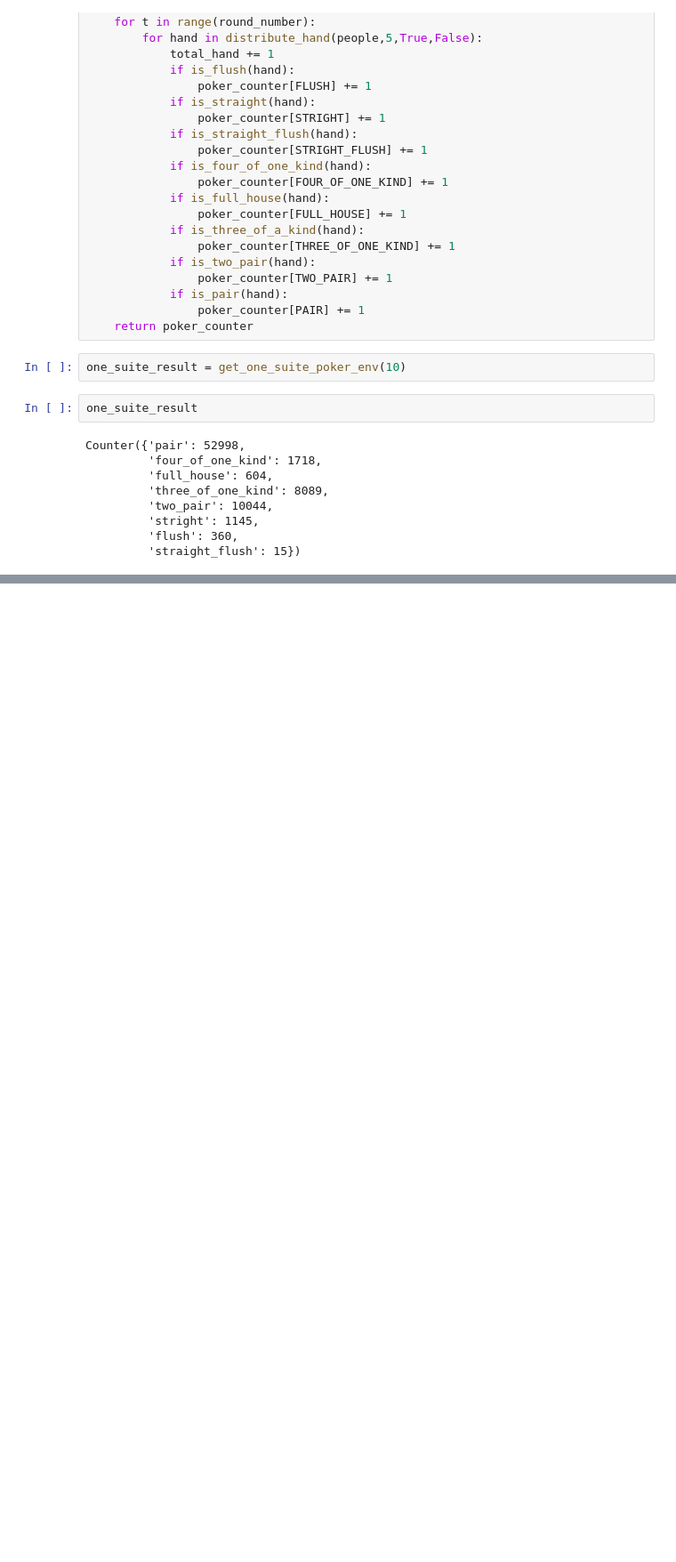
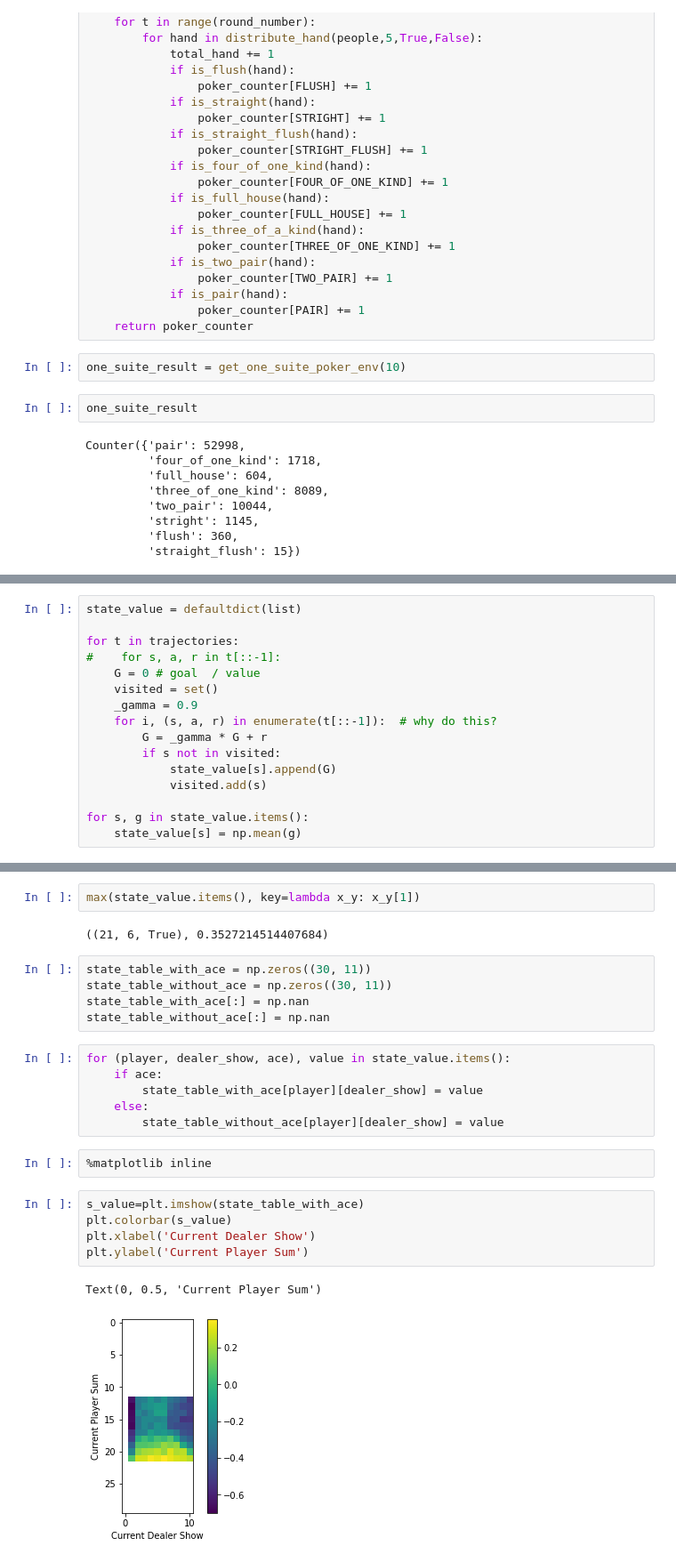
Before and after one commit to philovie/Reinforcement_Learning, a Jupyter notebook: Lecture_01/practice.ipynb, the cells around one changed output, grey strips where cells are left out. Shown at 89% size. Cells and saved outputs as stored; diff of their text form; blank space fills up the shorter version.

```diff
--- a/Lecture_01/practice.ipynb
+++ b/Lecture_01/practice.ipynb
@@ -406,0 +569,16 @@ Counter({'pair': 52998,
+# %%
+state_value = defaultdict(list)
+
+for t in trajectories:
+#    for s, a, r in t[::-1]:
+    G = 0 # goal  / value
+    visited = set()
+    _gamma = 0.9
+    for i, (s, a, r) in enumerate(t[::-1]):  # why do this?
+        G = _gamma * G + r
+        if s not in visited:
+            state_value[s].append(G)
+            visited.add(s)
+
+for s, g in state_value.items():
+    state_value[s] = np.mean(g)
@@ -406,0 +605,25 @@ Counter({'pair': 52998,
+# %%
+max(state_value.items(), key=lambda x_y: x_y[1])
+# %% [output]
+((21, 6, True), 0.3527214514407684)
+# %%
+state_table_with_ace = np.zeros((30, 11))
+state_table_without_ace = np.zeros((30, 11))
+state_table_with_ace[:] = np.nan
+state_table_without_ace[:] = np.nan
+# %%
+for (player, dealer_show, ace), value in state_value.items():
+    if ace:
+        state_table_with_ace[player][dealer_show] = value
+    else:
+        state_table_without_ace[player][dealer_show] = value
+# %%
+%matplotlib inline
+# %%
+s_value=plt.imshow(state_table_with_ace)
+plt.colorbar(s_value)
+plt.xlabel('Current Dealer Show')
+plt.ylabel('Current Player Sum')
+# %% [output]
+Text(0, 0.5, 'Current Player Sum')
+[figure, added]
```
Also changed, not shown: parts of 28 cells of this notebook.
